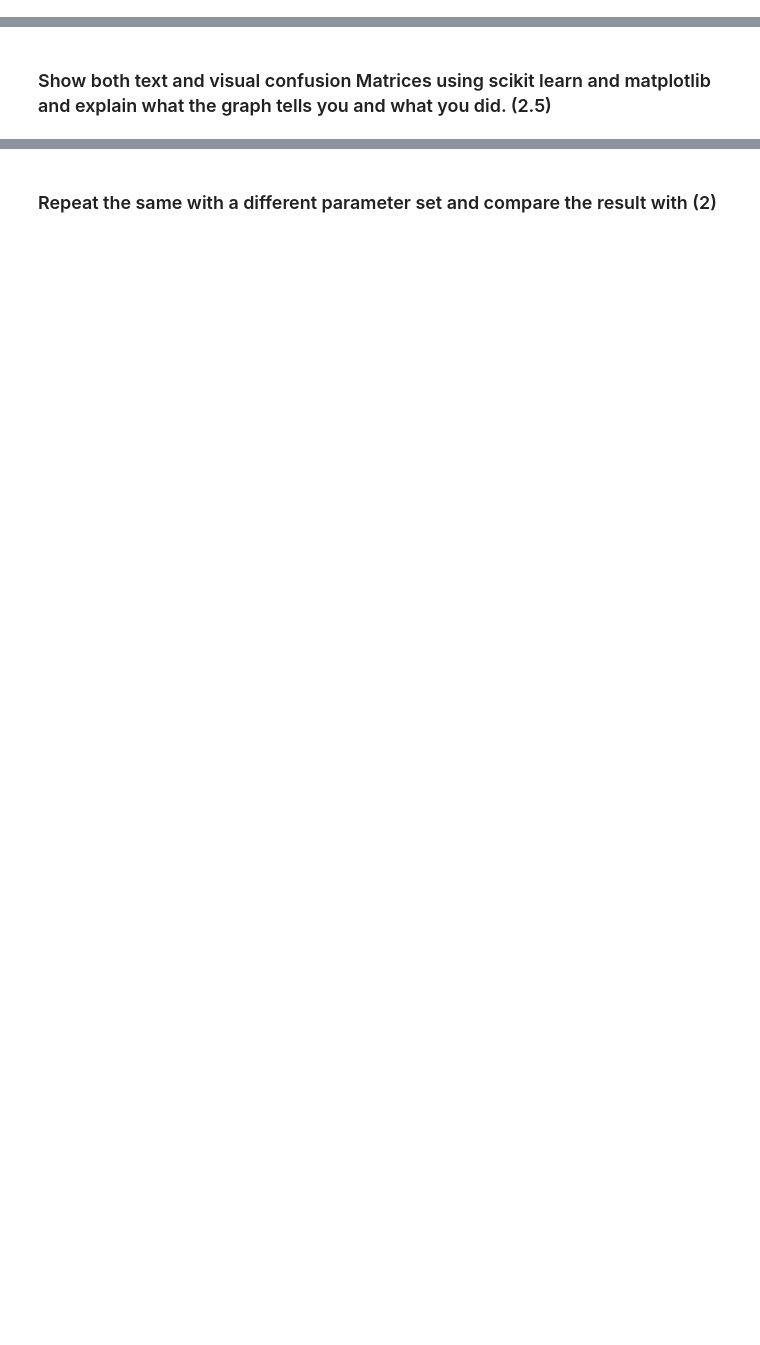
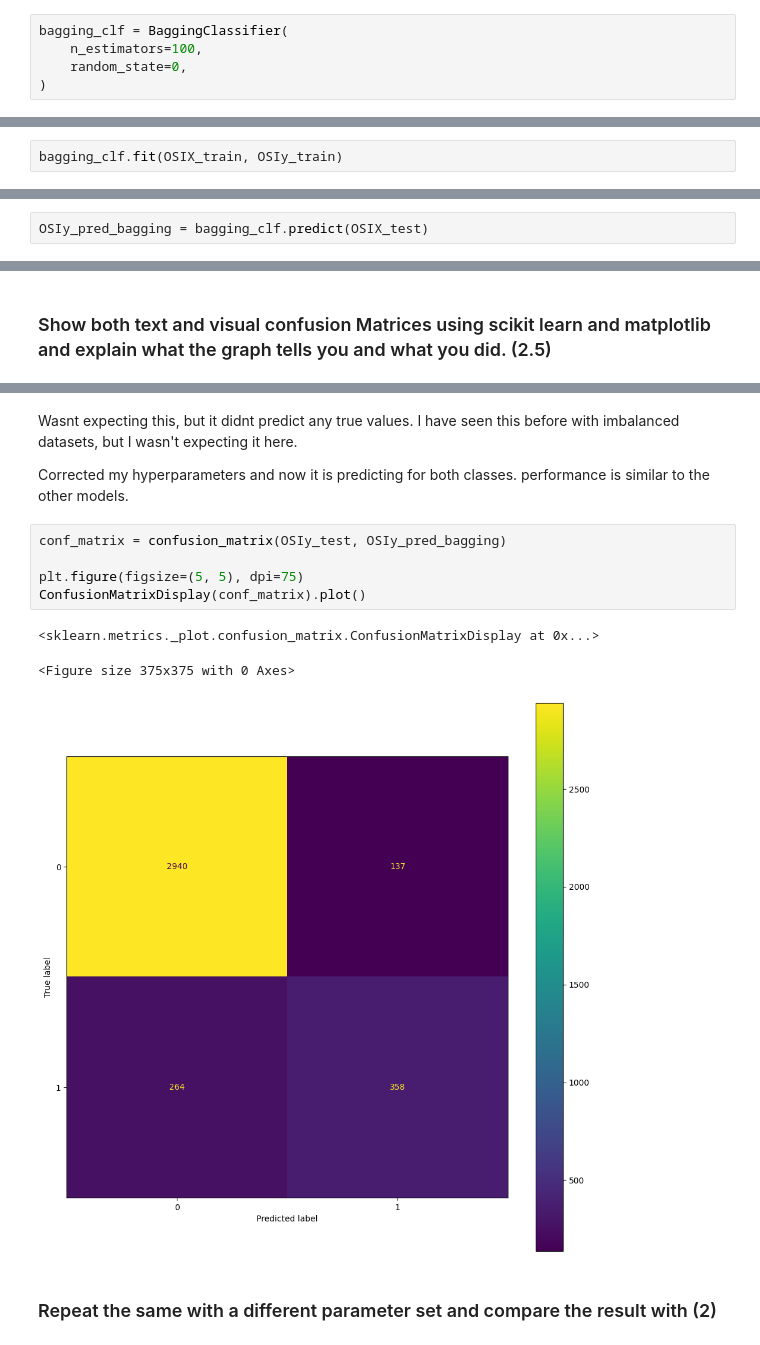
Before and after one commit to lecarpen23/6700_Assignment_01, a Jupyter notebook: Assignment 02_GroupNumber.ipynb, the cells around one changed output, grey strips where cells are left out. Saved outputs shown, nothing was run; the diff lists cells and outputs as text; blank space fills up the shorter version.

```diff
--- a/Assignment 02_GroupNumber.ipynb
+++ b/Assignment 02_GroupNumber.ipynb
@@ -579,2 +683,7 @@ ConfusionMatrixDisplay(gb_conf_matrix).plot()
+# %%
+bagging_clf = BaggingClassifier(
+    n_estimators=100,
+    random_state=0,
+)
 # %% [markdown]
 ### Train classifier on train data and explain what you did. (1.5)
@@ -580,0 +692,2 @@ ConfusionMatrixDisplay(gb_conf_matrix).plot()
+# %%
+bagging_clf.fit(OSIX_train, OSIy_train)
@@ -583,2 +700,4 @@ ConfusionMatrixDisplay(gb_conf_matrix).plot()
+# %%
+OSIy_pred_bagging = bagging_clf.predict(OSIX_test)
 # %% [markdown]
 ### Calculate accuracy and explain what you did. (1.5)
@@ -587,2 +722,15 @@ ConfusionMatrixDisplay(gb_conf_matrix).plot()
+# %% [markdown]
+Wasnt expecting this, but it didnt predict any true values. I have seen this before with imbalanced datasets, but I wasn't expecting  it here.
+
+Corrected my hyperparameters and now it is predicting for both classes. performance is similar to the other models.
+# %%
+conf_matrix = confusion_matrix(OSIy_test, OSIy_pred_bagging)
+
+plt.figure(figsize=(5, 5), dpi=75)
+ConfusionMatrixDisplay(conf_matrix).plot()
+# %% [output]
+<sklearn.metrics._plot.confusion_matrix.ConfusionMatrixDisplay at 0x...>
+<Figure size 375x375 with 0 Axes>
+[figure, added]
 # %% [markdown]
 ### Repeat the same with a different parameter set and compare the result with (2)
```
Also changed, not shown: parts of 29 cells of this notebook.
